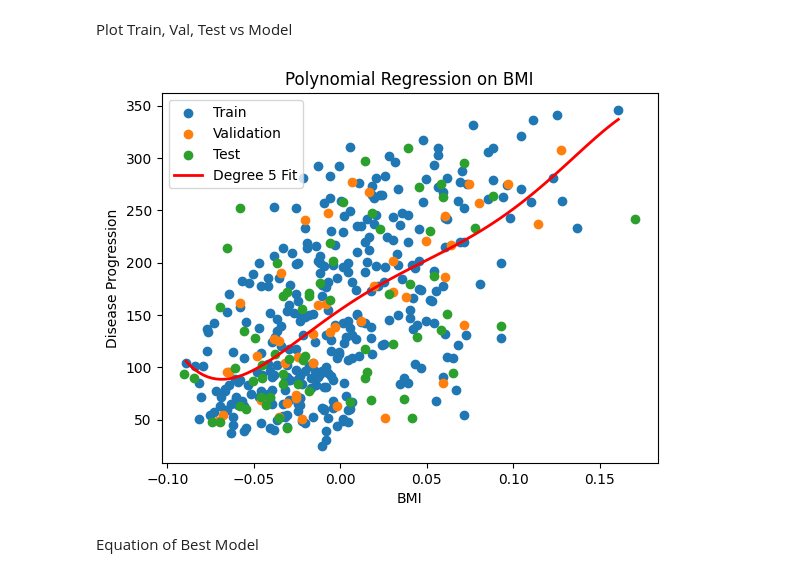
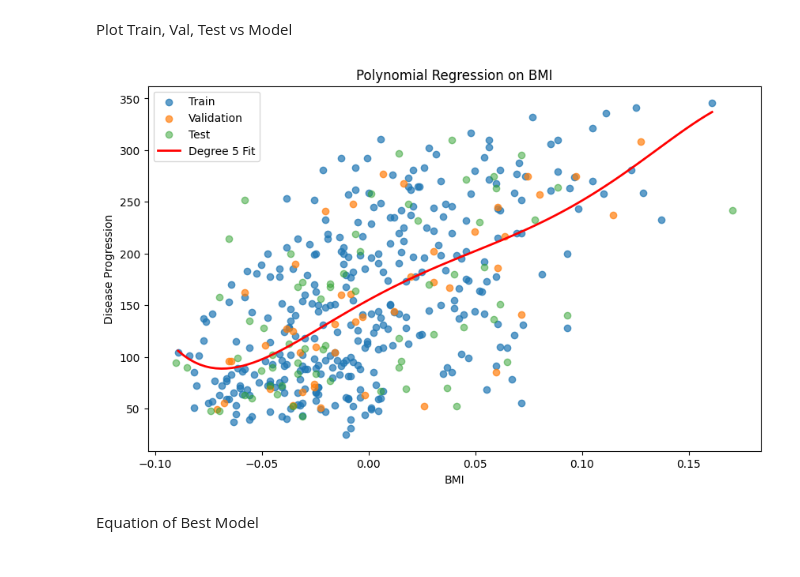
Before and after one commit to Yogesh-333/Practical-Lab-2---Foundations-of-Machine-Learning-Frameworks-, a Jupyter notebook: lab2.ipynb, the cells around one changed output. Saved outputs shown, nothing was run; the diff lists cells and outputs as text; code cells hidden in the pictures.

```diff
--- a/lab2.ipynb
+++ b/lab2.ipynb
@@ -269,23 +269,25 @@ R2 Test: 0.197, MAE Test: 54.55, MAPE Test: 47.88%
 Plot Train, Val, Test vs Model
 # %%
 # Plot BMI vs Disease progression
-plt.scatter(X_train_bmi, y_train, label='Train')
-plt.scatter(X_val_bmi, y_val, label='Validation')
-plt.scatter(X_test_bmi, y_test, label='Test')
+plt.figure(figsize=(10, 6))
+plt.scatter(X_train_bmi, y_train, alpha=0.7, label='Train')
+plt.scatter(X_val_bmi, y_val, alpha=0.7, label='Validation')
+plt.scatter(X_test_bmi, y_test, alpha=0.5, label='Test')
 
 # Line of best fit
 bmi_range = np.linspace(X_train_bmi.min(), X_train_bmi.max(), 100).reshape(-1, 1)
 bmi_poly = poly_best.transform(bmi_range)
 y_fit = model_best.predict(bmi_poly)
+
 plt.plot(bmi_range, y_fit, color='red', linewidth=2, label=f'Degree {best_degree_value} Fit')
 
 plt.xlabel('BMI')
 plt.ylabel('Disease Progression')
 plt.legend()
 plt.title('Polynomial Regression on BMI')
 plt.show()
 # %% [output]
-[figure, old version]
+[figure, new version]
 # %% [markdown]
 Equation of Best Model
 # %%
```
Also changed, not shown: parts of 5 cells of this notebook.
